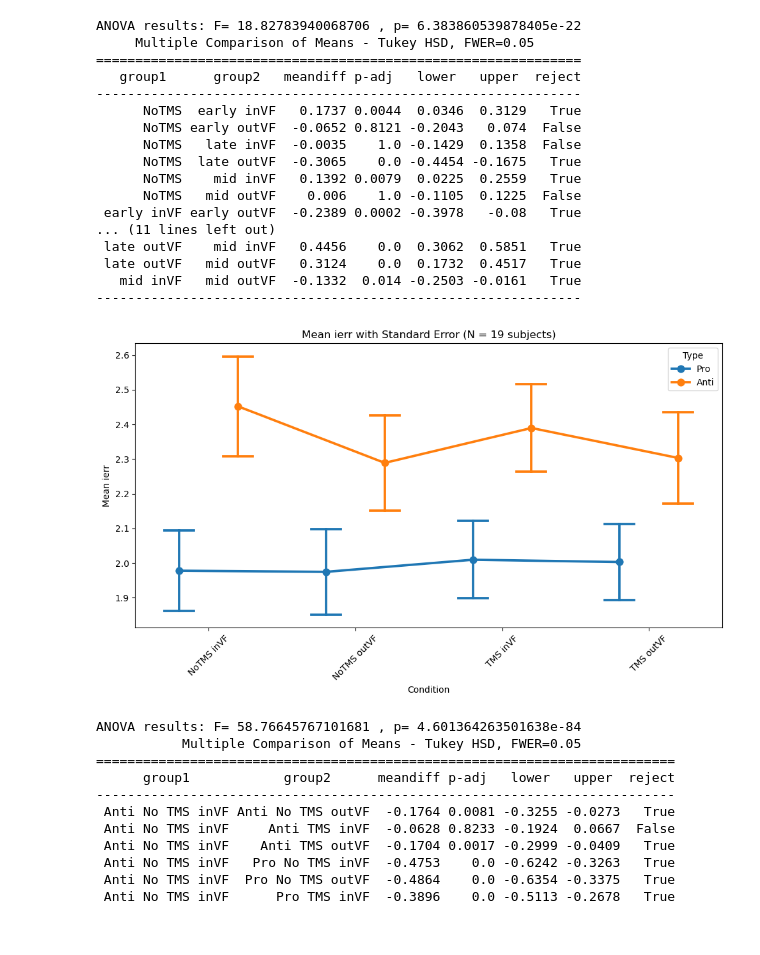
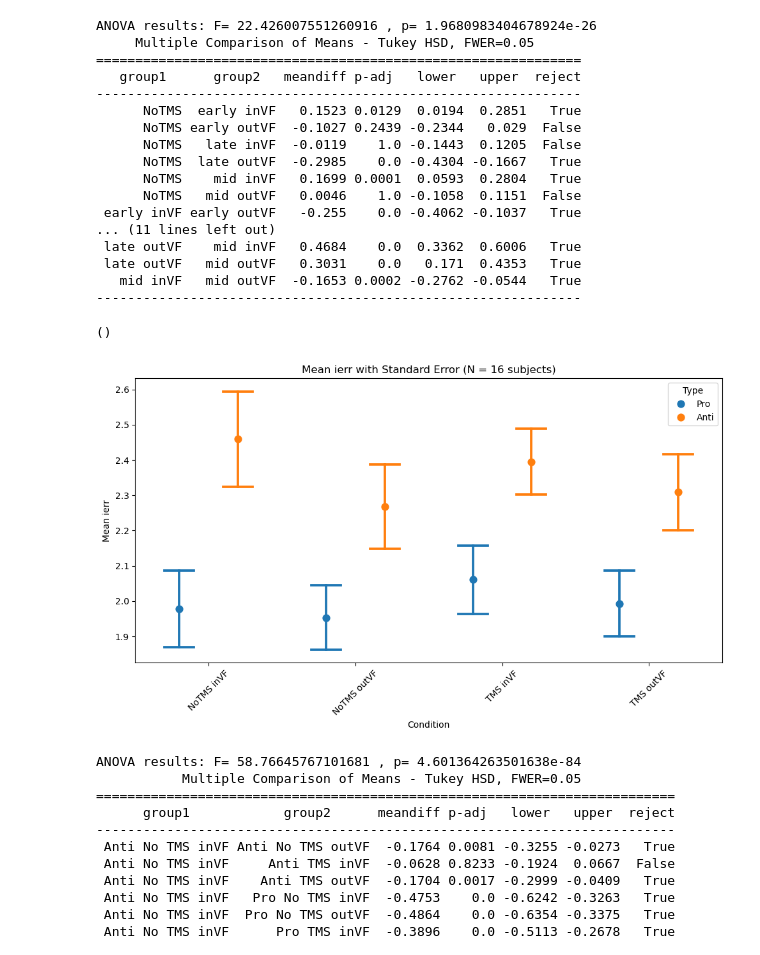
Before and after one commit to mindemory/mgs_stimul, a Jupyter notebook: mgsAnalysis/analysisEye/main.ipynb, the cells around one changed output. Drawn from its saved outputs; the diff is of its cells as text; code cells hidden in the pictures.

```diff
--- a/mgsAnalysis/analysisEye/main.ipynb
+++ b/mgsAnalysis/analysisEye/main.ipynb
@@ -183,10 +179,11 @@ plt.plot(df['igain'], df['isacc_rt'], 'ro')
 # %%
 def calculate_mean_and_se(group, error_metric):
-    mean = group[error_metric].mean()
+    mean = group[error_metric].median()
     se = group[error_metric].sem()
     return pd.Series({'mean': mean, 'se': se})
 
 def plot_error_metric(df, error_metric):
+    #df = df[df['subjID'] != 11]
     subject_counts = df.groupby('subjID')['day'].nunique()
     valid_subjects = subject_counts[subject_counts == 5].index
     df_filtered = df[df['subjID'].isin(valid_subjects)  & (df['ispro'] == 1)]
@@ -217,7 +214,7 @@ def plot_error_metric(df, error_metric):
     sns.pointplot(data=combined_results, x='Condition', y='mean', linestyle="none", capsize=.2, errorbar="se")
     sns.stripplot(data=combined_results, x='Condition', y='mean', color="black", jitter=False, size=6)
     # sns.lineplot(data=combined_results, x='Condition', y='mean', hue='subjID',
-    #               palette=['gray']*len(valid_subjects), legend=False, dashes=True, linewidth=1)
+    #              palette=['gray']*len(valid_subjects), legend=False, dashes=True, linewidth=1)
     plt.title(f'Mean {error_metric} with Standard Error (N = {len(valid_subjects)} subjects)')
     plt.ylabel(f'Mean {error_metric}')
     plt.xlabel('Condition')
@@ -226,8 +223,8 @@ def plot_error_metric(df, error_metric):
     plt.show()
 plot_error_metric(df, 'ierr')
 #plot_error_metric(df, 'ferr')
-# plot_error_metric(df, 'igain')
-# plot_error_metric(df, 'iamp')
-#plot_error_metric(df, 'isacc_rt')
+plot_error_metric(df, 'igain')
+plot_error_metric(df, 'iamp')
+plot_error_metric(df, 'idir')
 #plot_error_metric(df, 'fsacc_rt')
 # %% [output]
@@ -235,5 +235,6 @@ plot_error_metric(df, 'ierr')
 # %%
 def compute_stats(df, error_metric):
+    df = df[df['subjID'] != 11]
     subject_counts = df.groupby('subjID')['day'].nunique()
     valid_subjects = subject_counts[subject_counts == 5].index
     df_filtered = df[df['subjID'].isin(valid_subjects)  & (df['ispro'] == 1)]
@@ -260,22 +261,22 @@ def compute_stats(df, error_metric):
 
 compute_stats(df, 'ierr')
 # %% [output]
-ANOVA results: F= 18.82783940068706 , p= 6.383860539878405e-22
+ANOVA results: F= 22.426007551260916 , p= 1.9680983404678924e-26
      Multiple Comparison of Means - Tukey HSD, FWER=0.05
 ==============================================================
    group1      group2   meandiff p-adj   lower   upper  reject
 --------------------------------------------------------------
-      NoTMS  early inVF   0.1737 0.0044  0.0346  0.3129   True
-      NoTMS early outVF  -0.0652 0.8121 -0.2043   0.074  False
-      NoTMS   late inVF  -0.0035    1.0 -0.1429  0.1358  False
-      NoTMS  late outVF  -0.3065    0.0 -0.4454 -0.1675   True
-      NoTMS    mid inVF   0.1392 0.0079  0.0225  0.2559   True
-      NoTMS   mid outVF    0.006    1.0 -0.1105  0.1225  False
- early inVF early outVF  -0.2389 0.0002 -0.3978   -0.08   True
+      NoTMS  early inVF   0.1523 0.0129  0.0194  0.2851   True
+      NoTMS early outVF  -0.1027 0.2439 -0.2344   0.029  False
+      NoTMS   late inVF  -0.0119    1.0 -0.1443  0.1205  False
+      NoTMS  late outVF  -0.2985    0.0 -0.4304 -0.1667   True
+      NoTMS    mid inVF   0.1699 0.0001  0.0593  0.2804   True
+      NoTMS   mid outVF   0.0046    1.0 -0.1058  0.1151  False
+ early inVF early outVF   -0.255    0.0 -0.4062 -0.1037   True
 ... (11 lines left out)
- late outVF    mid inVF   0.4456    0.0  0.3062  0.5851   True
- late outVF   mid outVF   0.3124    0.0  0.1732  0.4517   True
-   mid inVF   mid outVF  -0.1332  0.014 -0.2503 -0.0161   True
+ late outVF    mid inVF   0.4684    0.0  0.3362  0.6006   True
+ late outVF   mid outVF   0.3031    0.0   0.171  0.4353   True
+   mid inVF   mid outVF  -0.1653 0.0002 -0.2762 -0.0544   True
 --------------------------------------------------------------
 # %%
 def calculate_mean_and_se(group, error_metric):
@@ -284,7 +285,13 @@ def calculate_mean_and_se(group, error_metric):
     return pd.Series({'mean': mean, 'se': se})
 
 def plot_behav_data(df, error_metric):
+    df =  df[(df['subjID'] != 11) & (df['subjID'] != 18) & (df['subjID'] != 16)  ]
     subject_counts = df.groupby('subjID')['day'].nunique()
+    # valid_subjects = subject_counts[subject_counts == 5].index
+    # df_filtered = df[df['subjID'].isin(valid_subjects)]
+    # df_pro = df_filtered[df_filtered['ispro'] == 1]
+    # df_anti = df_filtered[df_filtered['ispro'] == 0]
+
     df_pro = df[df['ispro'] == 1]
     df_anti = df[df['ispro'] == 0]
 
@@ -301,36 +308,37 @@ def plot_behav_data(df, error_metric):
         'TMS inVF': df_anti[(df_anti['TMS_condition'] == 'TMS intoVF') & (df_anti['day'].isin([1, 2, 3]))],
         'TMS outVF': df_anti[(df_anti['TMS_condition'] == 'TMS outVF') & (df_anti['day'].isin([1, 2, 3]))],
     }
     pro_results = {cond: data.groupby('subjID').apply(calculate_mean_and_se, error_metric=error_metric) for cond, data in pro_conditions.items()}
     anti_results = {cond: data.groupby('subjID').apply(calculate_mean_and_se, error_metric=error_metric) for cond, data in anti_conditions.items()}
-
+    print(np.shape(pro_results))
     combined_pro = pd.concat(pro_results, names=['Condition'])
     combined_pro.reset_index(inplace=True)
 
     combined_anti = pd.concat(anti_results, names=['Condition'])
     combined_anti.reset_index(inplace=True)
 
     combined_pro['Type'] = 'Pro'
     combined_anti['Type'] = 'Anti'
     combined_data = pd.concat([combined_pro, combined_anti])
 
     plt.figure(figsize=(10, 6))
-    sns.pointplot(data=combined_data, x='Condition', y='mean', hue='Type', capsize=.2, errorbar="se", dodge=0.4)
+    sns.pointplot(data=combined_data, x='Condition', y='mean', hue='Type', linestyles='none', capsize=.2, errorbar="se", dodge=0.4)
     #sns.stripplot(data=combined_data, x='Condition', y='mean', hue = 'True', color="black", jitter=False, size=6)
     plt.title(f'Mean {error_metric} with Standard Error (N = {len(subject_counts)} subjects)')
     plt.ylabel(f'Mean {error_metric}')
     plt.xlabel('Condition')
     plt.xticks(rotation=45)
     plt.tight_layout()
     plt.show()
 plot_behav_data(df, 'ierr')
 # plot_behav_data(df, 'ferr')
 # # plot_error_metric(df, 'igain')
 # # plot_error_metric(df, 'iamp')
 # plot_behav_data(df, 'isacc_rt')
 # plot_behav_data(df, 'fsacc_rt')
 # %% [output]
+()
-[figure, old version]
+[figure, new version]
 # %%
 def compute_stats_main(df, error_metric):
     #df_filtered = df.copy()
```
Also changed, not shown: parts of 8 cells of this notebook.
